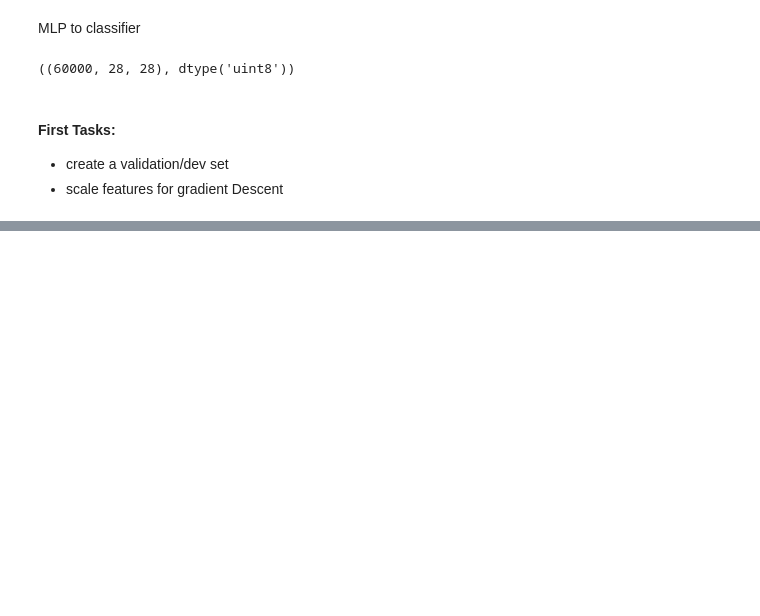
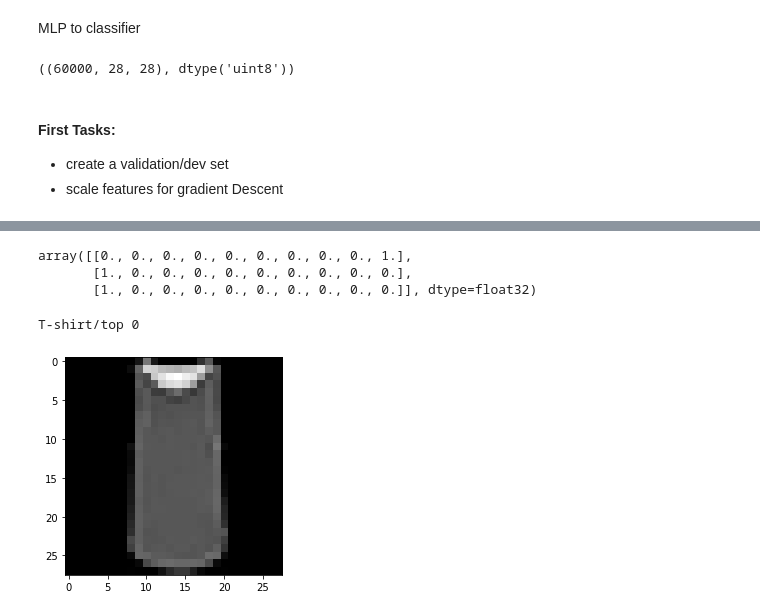
Before and after one commit to wisespira/Stats-Challenges, a Jupyter notebook: MLP Classification with Keras .ipynb, the cells around one changed output, grey strips where cells are left out. Drawn from its saved outputs; the diff is of its cells as text; code cells hidden in the pictures; blank space fills up the shorter version.

```diff
--- a/MLP Classification with Keras .ipynb
+++ b/MLP Classification with Keras .ipynb
@@ -45,0 +116,16 @@ plt.show()
+# %%
+item = 11
+p = model.predict(xTrainFull[:3])
+p.round(2)
+# %% [output]
+array([[0., 0., 0., 0., 0., 0., 0., 0., 0., 1.],
+       [1., 0., 0., 0., 0., 0., 0., 0., 0., 0.],
+       [1., 0., 0., 0., 0., 0., 0., 0., 0., 0.]], dtype=float32)
+# %%
+item= 2
+img = trans(xTrainFull[item])
+plt.imshow(img, cmap='gray', vmin=0, vmax=255)
+print(str(classNames[yTrainFull[item]] + " " + str(yTrainFull[item])))
+# %% [output]
+T-shirt/top 0
+[figure, added]
```
Also changed, not shown: parts of 9 cells of this notebook.
